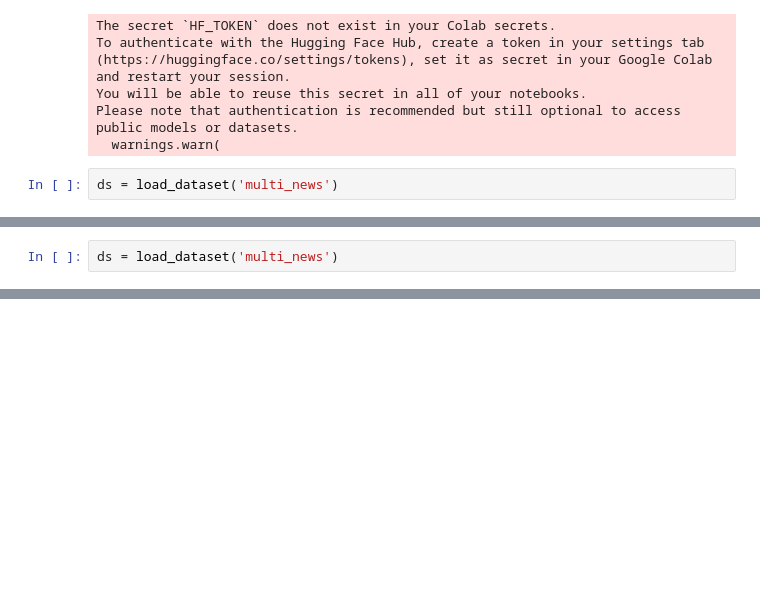
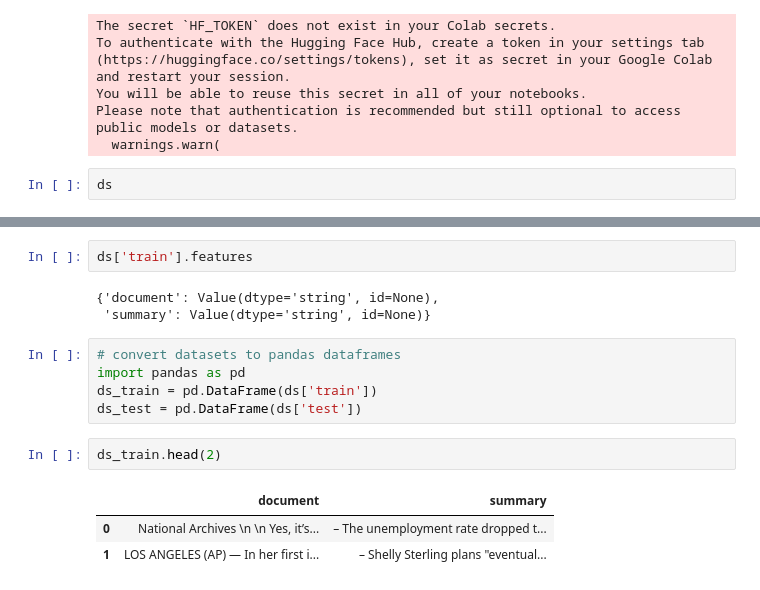
Before and after one commit to AlexandraSnelling/large_language_model_project, a Jupyter notebook: notebooks/1-preprocessing.ipynb, the cells around one changed output, grey strips where cells are left out. Drawn from its saved outputs; the diff is of its cells as text; blank space fills up the shorter version.

Commit message:
explored dataset, converted to dataframe and back to dataset

```diff
--- a/notebooks/1-preprocessing.ipynb
+++ b/notebooks/1-preprocessing.ipynb
@@ -11,4 +11,4 @@ You will be able to reuse this secret in all of your notebooks.
 Please note that authentication is recommended but still optional to access public models or datasets.
   warnings.warn(
 # %%
-ds = load_dataset('multi_news')
+ds
@@ -15,2 +29,0 @@ ds = load_dataset('multi_news')
-# %%
-ds = load_dataset('multi_news')
@@ -16,0 +35,16 @@ ds = load_dataset('multi_news')
+# %%
+ds['train'].features
+# %% [output]
+{'document': Value(dtype='string', id=None),
+ 'summary': Value(dtype='string', id=None)}
+# %%
+# convert datasets to pandas dataframes
+import pandas as pd
+ds_train = pd.DataFrame(ds['train'])
+ds_test = pd.DataFrame(ds['test'])
+# %%
+ds_train.head(2)
+# %% [output]
+|  | document | summary |
+| 0 | National Archives \n \n Yes, it’s... | – The unemployment rate dropped t... |
+| 1 | LOS ANGELES (AP) — In her first i... | – Shelly Sterling plans "eventual... |
```
Also changed, not shown: parts of 3 cells of this notebook.
